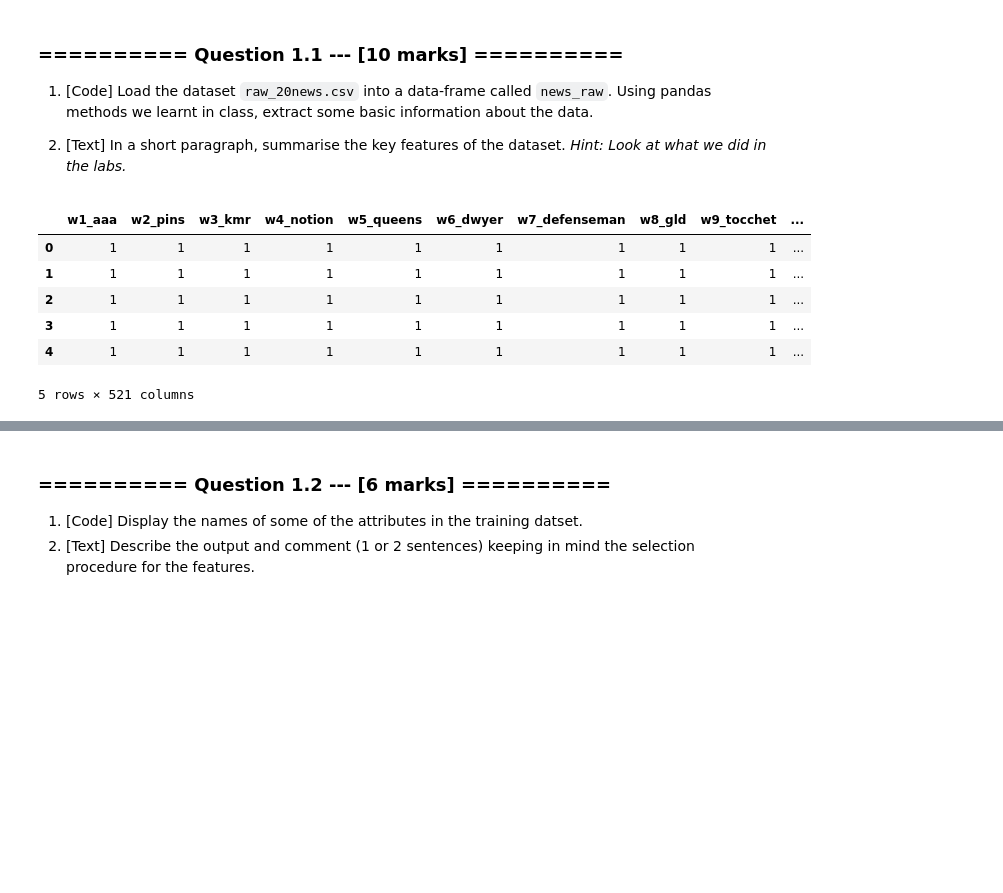
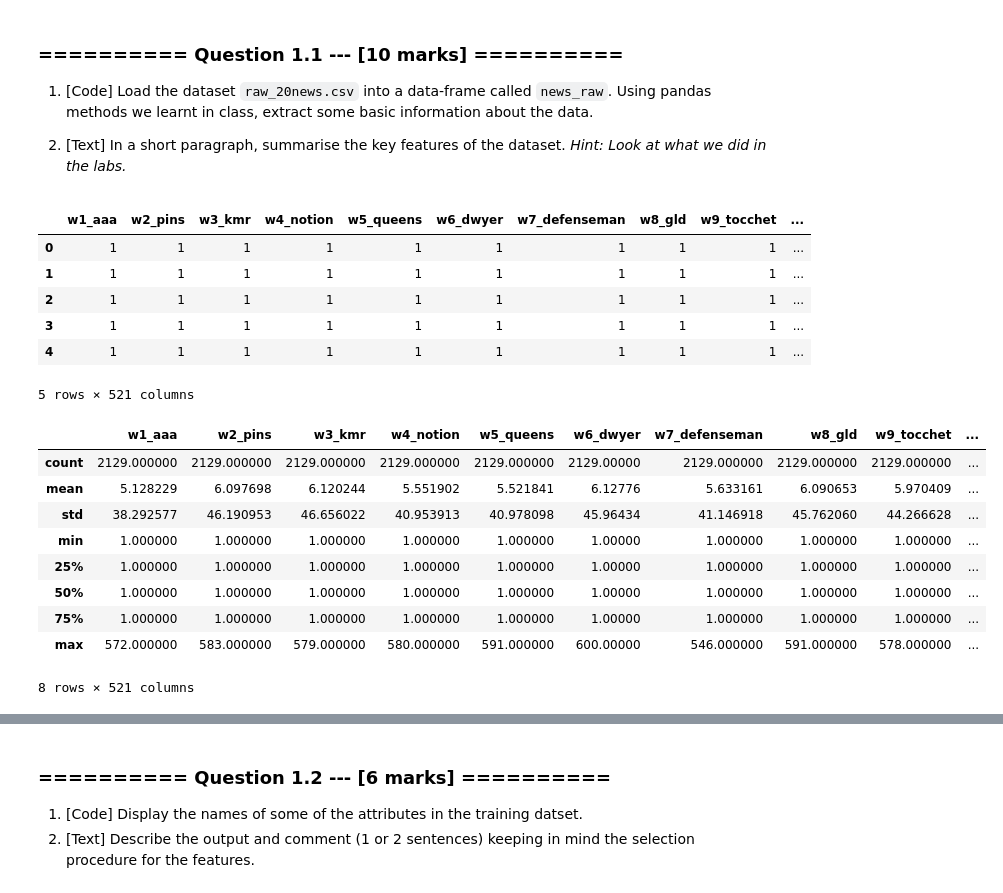
Before and after one commit to ishanparikh/IAML2018, a Jupyter notebook: Assignments/01_Analysis.ipynb, the cells around one changed output, grey strips where cells are left out. Cells and saved outputs as stored; diff of their text form; code cells hidden in the pictures; blank space fills up the shorter version.

```diff
--- a/Assignments/01_Analysis.ipynb
+++ b/Assignments/01_Analysis.ipynb
@@ -125,20 +125,30 @@ Your first task is to get a feel for the data that you will be dealing with in t
 # %%
 # (1) # Your Code goes here:
 news_raw_load = os.path.join(os.getcwd(), 'datasets', 'raw_20news.csv')
 
 news_raw = pd.read_csv(news_raw_load)
 
 display(news_raw.head())
-#(news_raw.describe())
+display(news_raw.describe())
 #print(news_raw.info())
 # %% [output]
 |  | w1_aaa | w2_pins | w3_kmr | w4_notion | w5_queens | w6_dwyer | w7_defenseman | w8_gld | w9_tocchet | ... |
 | 0 | 1 | 1 | 1 | 1 | 1 | 1 | 1 | 1 | 1 | ... |
 | 1 | 1 | 1 | 1 | 1 | 1 | 1 | 1 | 1 | 1 | ... |
 | 2 | 1 | 1 | 1 | 1 | 1 | 1 | 1 | 1 | 1 | ... |
 | 3 | 1 | 1 | 1 | 1 | 1 | 1 | 1 | 1 | 1 | ... |
 | 4 | 1 | 1 | 1 | 1 | 1 | 1 | 1 | 1 | 1 | ... |
 5 rows × 521 columns
+|  | w1_aaa | w2_pins | w3_kmr | w4_notion | w5_queens | w6_dwyer | w7_defenseman | w8_gld | w9_tocchet | ... |
+| count | 2129.000000 | 2129.000000 | 2129.000000 | 2129.000000 | 2129.000000 | 2129.00000 | 2129.000000 | 2129.000000 | 2129.000000 | ... |
+| mean | 5.128229 | 6.097698 | 6.120244 | 5.551902 | 5.521841 | 6.12776 | 5.633161 | 6.090653 | 5.970409 | ... |
+| std | 38.292577 | 46.190953 | 46.656022 | 40.953913 | 40.978098 | 45.96434 | 41.146918 | 45.762060 | 44.266628 | ... |
+| min | 1.000000 | 1.000000 | 1.000000 | 1.000000 | 1.000000 | 1.00000 | 1.000000 | 1.000000 | 1.000000 | ... |
+| 25% | 1.000000 | 1.000000 | 1.000000 | 1.000000 | 1.000000 | 1.00000 | 1.000000 | 1.000000 | 1.000000 | ... |
+| 50% | 1.000000 | 1.000000 | 1.000000 | 1.000000 | 1.000000 | 1.00000 | 1.000000 | 1.000000 | 1.000000 | ... |
+| 75% | 1.000000 | 1.000000 | 1.000000 | 1.000000 | 1.000000 | 1.00000 | 1.000000 | 1.000000 | 1.000000 | ... |
+| max | 572.000000 | 583.000000 | 579.000000 | 580.000000 | 591.000000 | 600.00000 | 546.000000 | 591.000000 | 578.000000 | ... |
+8 rows × 521 columns
 # %% [markdown]
 (2) ***Your answer goes here:***
 The dataset describes a 2129 X 521 table that represents documents from only 5 newsgroups, which results in a 5-class problem.
```
Also changed, not shown: parts of 22 cells of this notebook, 3 other files.
